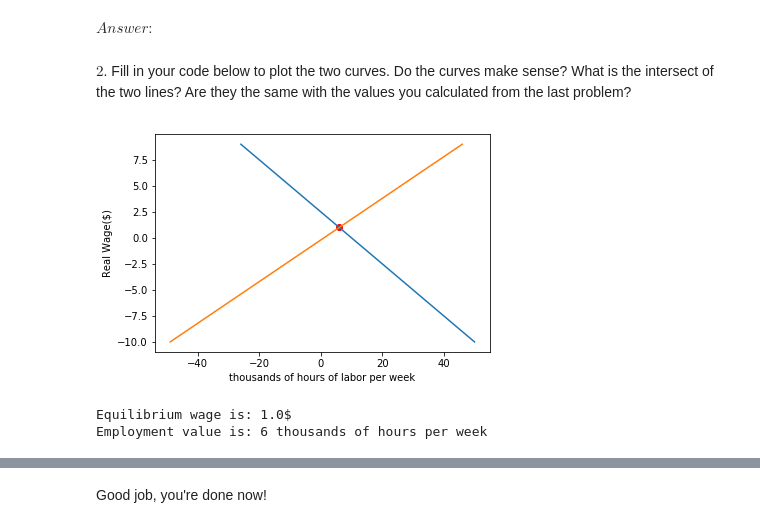
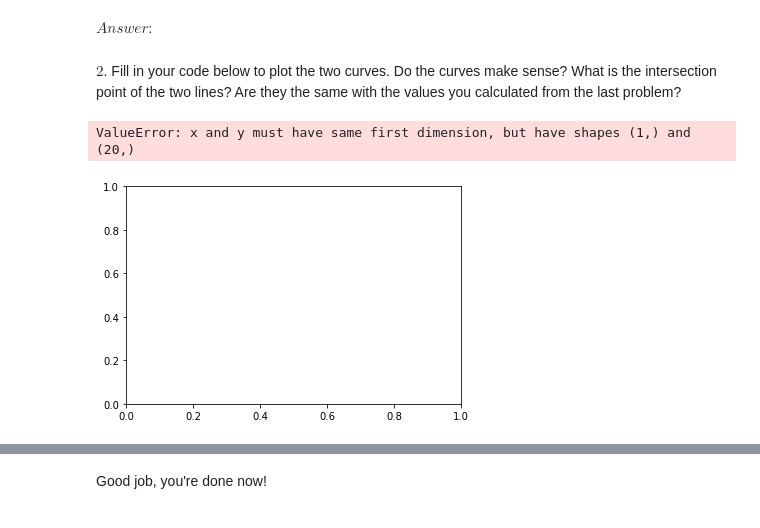
Before and after one commit to ds-modules/ECON-101B, a Jupyter notebook: flex_price/flex_price.ipynb, the cells around one changed output, grey strips where cells are left out. Cells and saved outputs as stored; diff of their text form; code cells hidden in the pictures.

```diff
--- a/flex_price/flex_price.ipynb
+++ b/flex_price/flex_price.ipynb
@@ -187,32 +190,31 @@ What is the equilibrium wage? ($L$ is thousands of hours of labor per week)
 # %% [markdown]
 $Answer:$
 # %% [markdown]
-$2$. Fill in your code below to plot the two curves. Do the curves make sense? What is the intersect of the two lines? Are they the same with the values you calculated from the last problem?
+$2$. Fill in your code below to plot the two curves. Do the curves make sense? What is the intersection point of the two lines? Are they the same with the values you calculated from the last problem?
 # %%
 def demand_for_labor(L):
-    return # Your code here
+    return ... # Your code here
 
 def supply_for_labor(L):
-    return # Your code here
+    return ... # Your code here
 
 L = np.arange(-10, 10, 1)
 f = demand_for_labor(L)
 g = supply_for_labor(L)
 
 plt.plot(f, L)
 plt.plot(g, L)
 plt.xlabel("thousands of hours of labor per week")
 plt.ylabel("Real Wage($)")
 y_intersect = 0
 for i in np.arange(0, len(f)):
     if (f[i] == g[i]):
         y_intersect = f[i]
 x_intersect = (y_intersect - 1) / 5
 plt.scatter(y_intersect, x_intersect, color = "red")
 plt.show()
-print("Equilibrium wage is: " + str(x_intersect) + "$")
+print("Equilibrium wage is: $" + str(x_intersect))
 print("Employment value is: " + str(y_intersect) + " thousands of hours per week")
 # %% [output]
+ValueError: x and y must have same first dimension, but have shapes (1,) and (20,)
-[figure, old version]
+[figure, new version]
-Equilibrium wage is: 1.0$
-Employment value is: 6 thousands of hours per week
```
Also changed, not shown: parts of 34 cells of this notebook.
